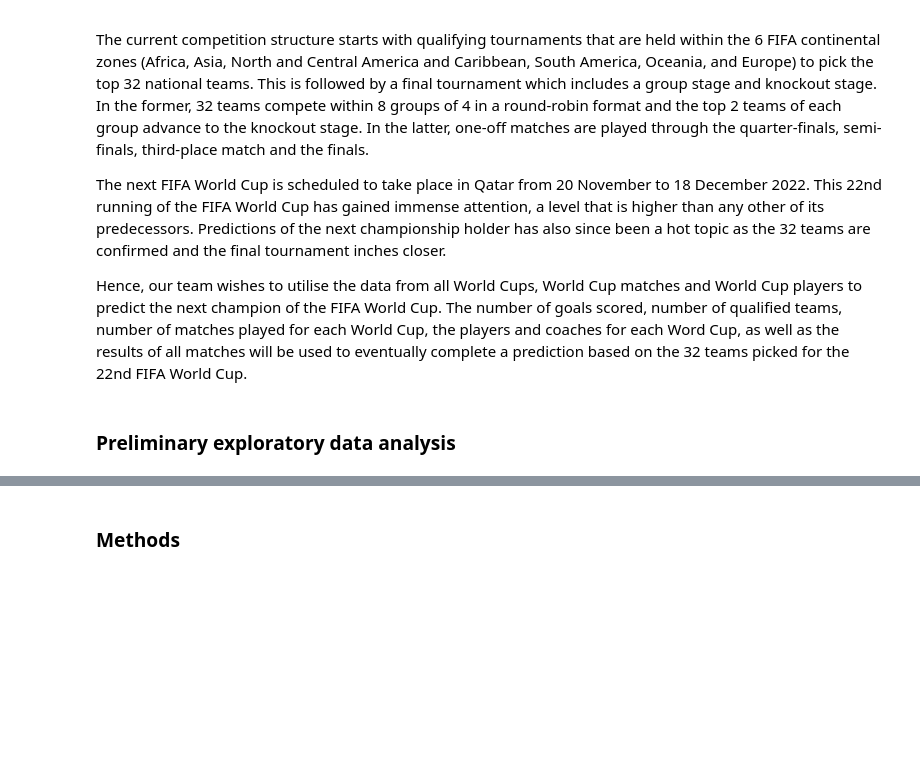
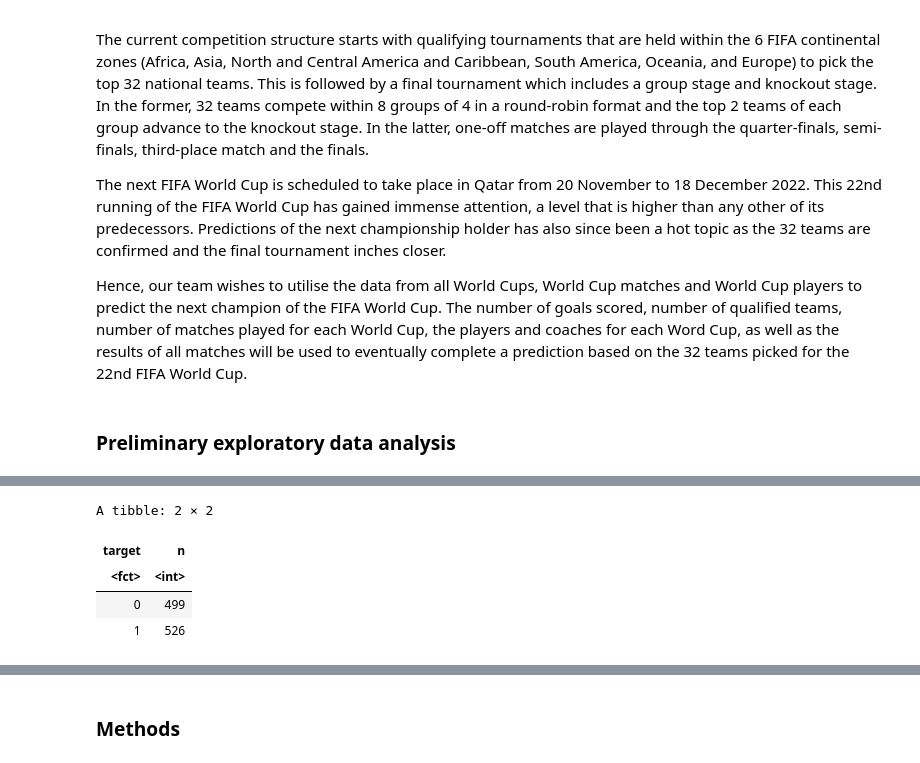
Before and after one commit to bowencu/dsci100groupproject, a Jupyter notebook: group_proposal.ipynb, the cells around one changed output, grey strips where cells are left out. Cells and saved outputs as stored; diff of their text form; code cells hidden in the pictures; blank space fills up the shorter version.

```diff
--- a/group_proposal.ipynb
+++ b/group_proposal.ipynb
@@ -144,0 +64,13 @@ visualize_data
+# %%
+#data summarized in table, number of observations in each class of target
+#0 meaning no heart disease, 1 meaning heart disease
+summarize_heart <- heart |>
+    group_by(target) |>
+    summarize(n = n())
+summarize_heart
+# %% [output]
+A tibble: 2 × 2
+| target | n |
+| <fct> | <int> |
+| 0 | 499 |
+| 1 | 526 |
```
Also changed, not shown: parts of 6 cells of this notebook, 2 other files.
